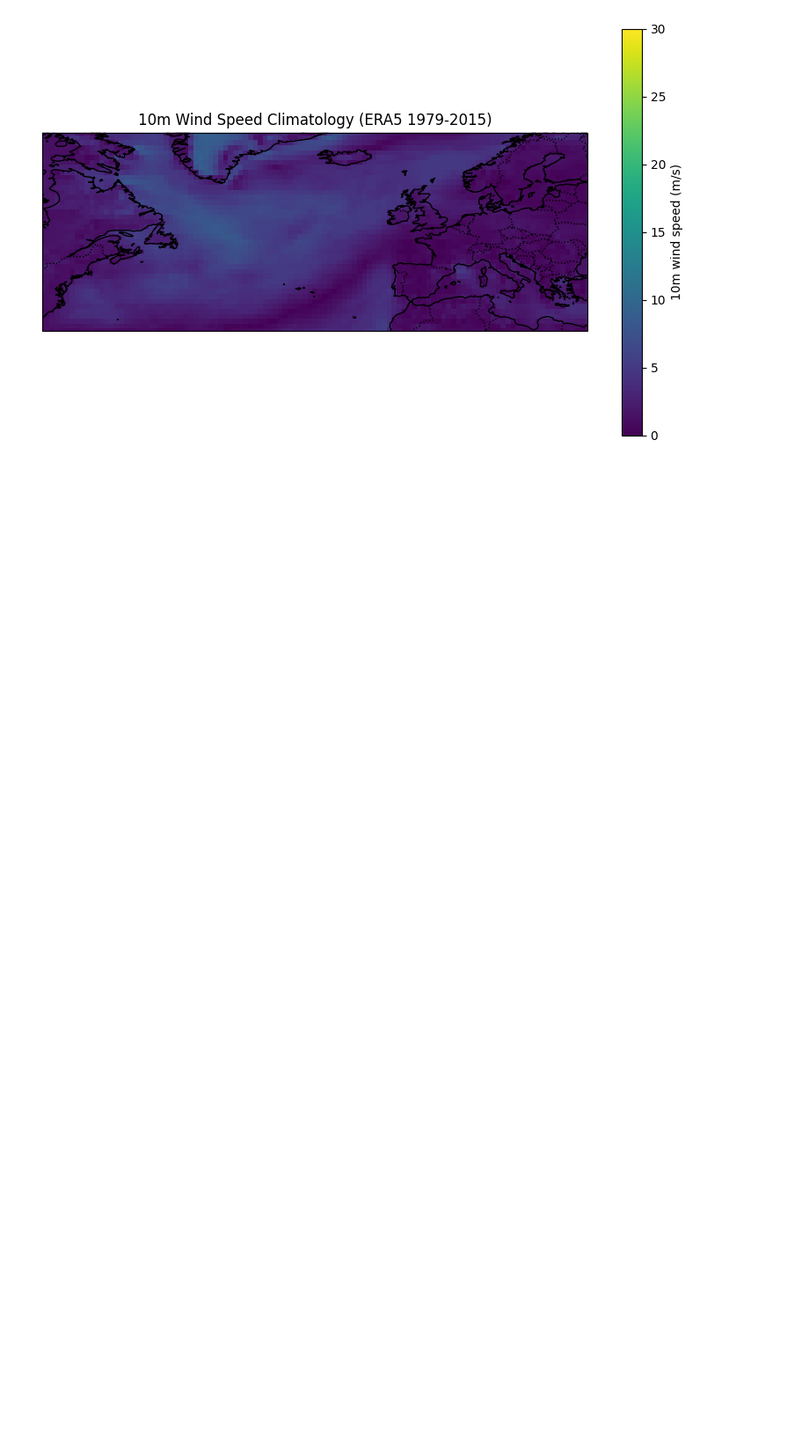
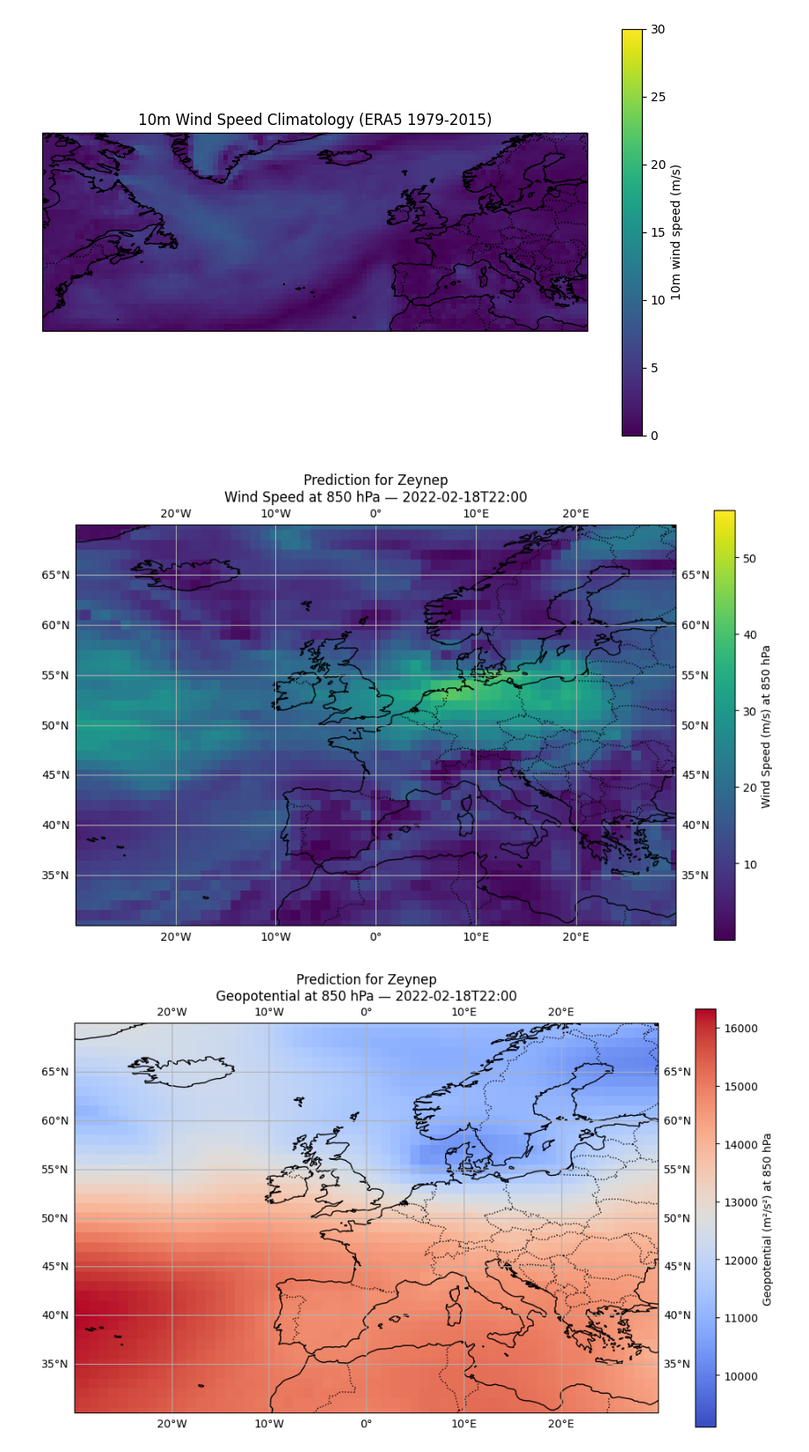
Before and after one commit to EStaELisa/graphcast-xai, a Jupyter notebook: make_mask_jupiter/visualize_mask.ipynb, the cells around one changed output. Shown at 88% size. Drawn from its saved outputs; the diff is of its cells as text; code cells hidden in the pictures; blank space fills up the shorter version.

```diff
--- a/make_mask_jupiter/visualize_mask.ipynb
+++ b/make_mask_jupiter/visualize_mask.ipynb
@@ -62,3 +119,69 @@ plot_10m_wind_speed(climatology_ds, title="10m Wind Speed Climatology (ERA5 1979
 # %% [output]
 [figure]
 [figure]
+# %%
+import numpy as np
+import matplotlib.pyplot as plt
+import cartopy.crs as ccrs
+import cartopy.feature as cfeature
+
+# === Parameters ===
+datasets = {
+    "Prediction for Zeynep": input_ds,
+    "Climatology (ERA5 1979–2015)": climatology_ds
+}
+levels = [850]
+time_indices = [2]     # 0 = first time (09 UTC), 1 = second time (15 UTC)
+zoom_extent = [-30, 30, 30, 70]  # [lon0, lon1, lat0, lat1]
+
+# === Loop over datasets, times, and levels ===
+for ds_name, ds in datasets.items():
+    # drop batch if it exists
+    if "batch" in ds.dims:
+        ds = ds.isel(batch=0)
+
+    for t_idx in time_indices:
+        t_val = ds.time[t_idx].values
+        t_str = str(t_val)[:16]  # e.g. "2022-02-18T09:00"
+
+        for level in levels:
+            # — Wind speed —
+            u = ds["u_component_of_wind"].sel(time=t_val, level=level)
+            v = ds["v_component_of_wind"].sel(time=t_val, level=level)
+            wind_speed = np.sqrt(u**2 + v**2)
+
+            plt.figure(figsize=(10, 6))
+            ax = plt.axes(projection=ccrs.PlateCarree())
+            wind_speed.plot(
+                ax=ax,
+                cmap="viridis",
+                cbar_kwargs={"label": f"Wind Speed (m/s) at {level} hPa"}
+            )
+            ax.coastlines(resolution="50m")
+            ax.add_feature(cfeature.BORDERS, linestyle=":")
+            ax.gridlines(draw_labels=True)
+            ax.set_extent(zoom_extent, crs=ccrs.PlateCarree())
+            ax.set_title(f"{ds_name}\nWind Speed at {level} hPa — {t_str}")
+            plt.tight_layout()
+            plt.show()
+
+            # — Geopotential —
+            z = ds["geopotential"].sel(time=t_val, level=level)
+
+            plt.figure(figsize=(10, 6))
+            ax = plt.axes(projection=ccrs.PlateCarree())
+            z.plot(
+                ax=ax,
+                cmap="coolwarm",
+                cbar_kwargs={"label": f"Geopotential (m²/s²) at {level} hPa"}
+            )
+            ax.coastlines(resolution="50m")
+            ax.add_feature(cfeature.BORDERS, linestyle=":")
+            ax.gridlines(draw_labels=True)
+            ax.set_extent(zoom_extent, crs=ccrs.PlateCarree())
+            ax.set_title(f"{ds_name}\nGeopotential at {level} hPa — {t_str}")
+            plt.tight_layout()
+            plt.show()
+# %% [output]
+[figure, added]
+[figure, added]
```
Also changed, not shown: parts of 3 cells of this notebook, 4 other files.
